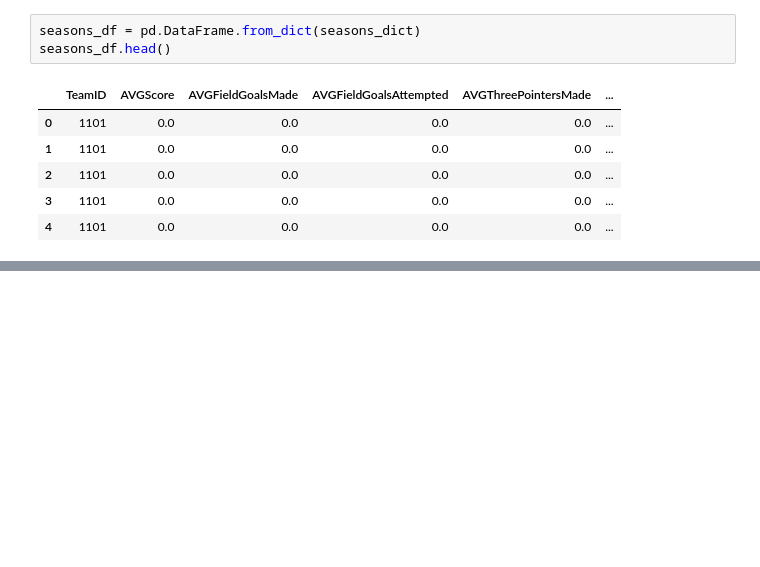
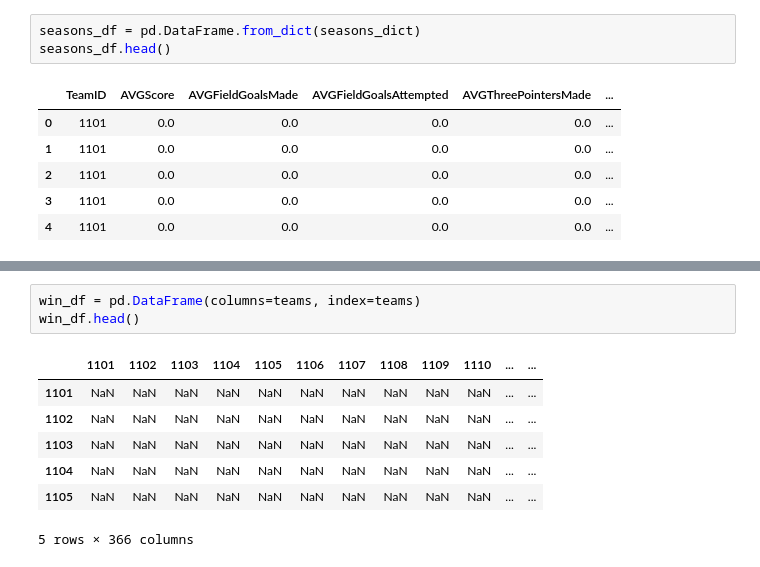
Before and after one commit to wamaithagitaka/CMPT491Group5, a Jupyter notebook: Team Summary.ipynb, the cells around one changed output, grey strips where cells are left out. Drawn from its saved outputs; the diff is of its cells as text; blank space fills up the shorter version.

```diff
--- a/Team Summary.ipynb
+++ b/Team Summary.ipynb
@@ -295,0 +289,11 @@ for column in columns[1:-1]:
+# %%
+win_df = pd.DataFrame(columns=teams, index=teams)
+win_df.head()
+# %% [output]
+|  | 1101 | 1102 | 1103 | 1104 | 1105 | 1106 | 1107 | 1108 | 1109 | 1110 | ... | ... |
+| 1101 | NaN | NaN | NaN | NaN | NaN | NaN | NaN | NaN | NaN | NaN | ... | ... |
+| 1102 | NaN | NaN | NaN | NaN | NaN | NaN | NaN | NaN | NaN | NaN | ... | ... |
+| 1103 | NaN | NaN | NaN | NaN | NaN | NaN | NaN | NaN | NaN | NaN | ... | ... |
+| 1104 | NaN | NaN | NaN | NaN | NaN | NaN | NaN | NaN | NaN | NaN | ... | ... |
+| 1105 | NaN | NaN | NaN | NaN | NaN | NaN | NaN | NaN | NaN | NaN | ... | ... |
+5 rows × 366 columns
```
Also changed, not shown: parts of 10 cells of this notebook, 1 other file.
